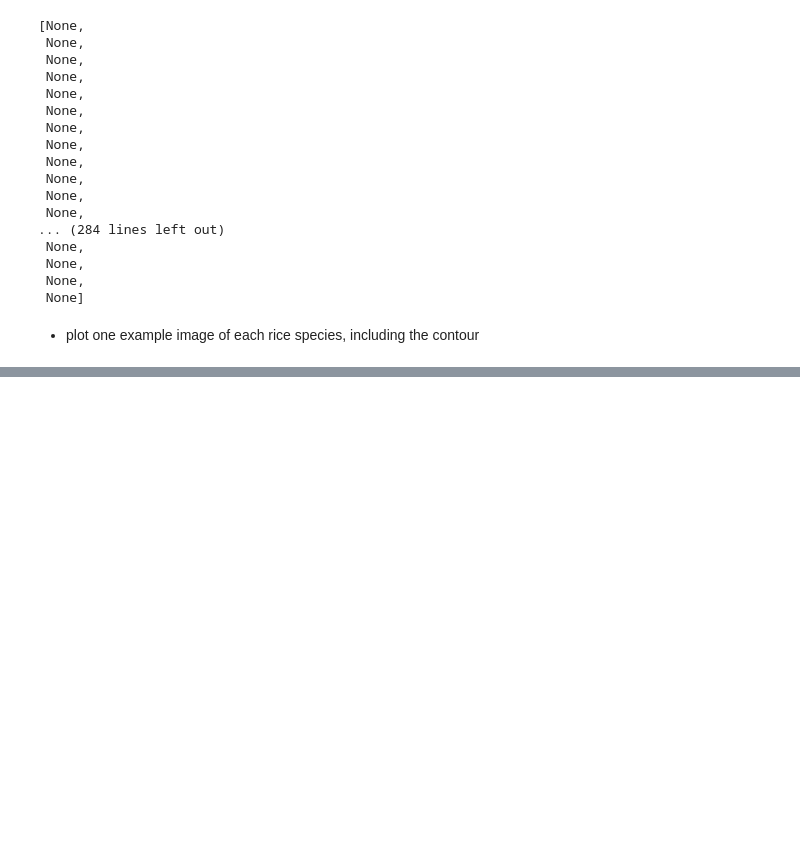
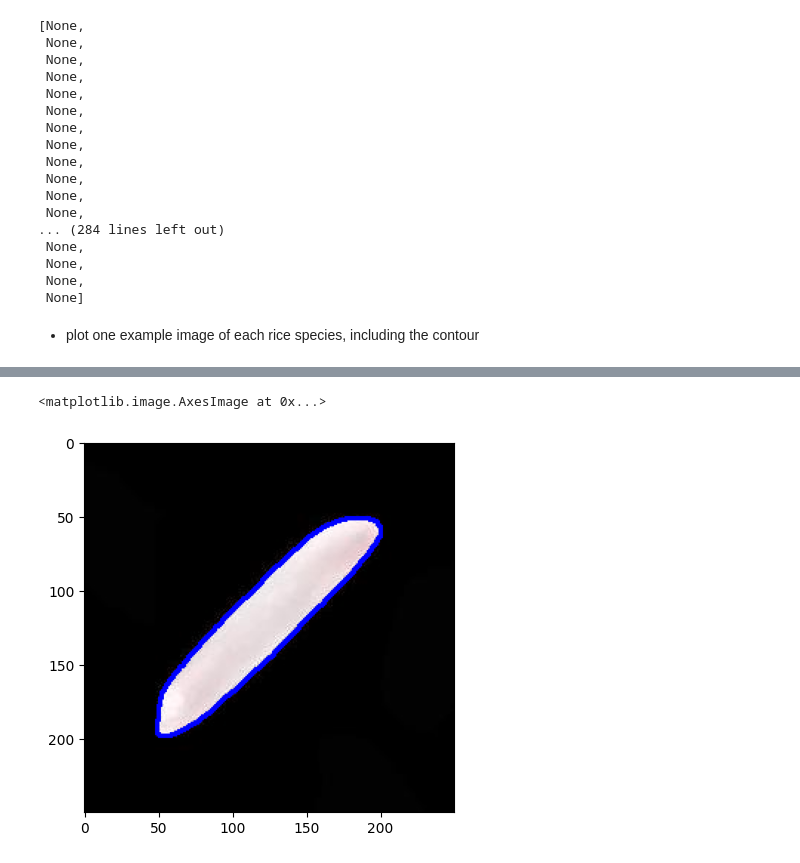
Before and after one commit to vajohka/MLaPR, a Jupyter notebook: Exercise_MLPR2023_Part1_uuid.ipynb, the cells around one changed output, grey strips where cells are left out. Saved outputs shown, nothing was run; the diff lists cells and outputs as text; code cells hidden in the pictures; blank space fills up the shorter version.

```diff
--- a/Exercise_MLPR2023_Part1_uuid.ipynb
+++ b/Exercise_MLPR2023_Part1_uuid.ipynb
@@ -462,3 +466,3 @@ df.sample(10)
 # %%
-df = df.drop(columns=["Contours", "Canny output", "Hierarcy", "Ellipse"] ,axis=1)
+df2 = df.drop(columns=["Contours", "Canny output", "Hierarcy", "Ellipse"] ,axis=1)
 # %%
@@ -465,0 +490,7 @@ df.to_parquet("./training_data/rice_feature_data.parquet")
+# %%
+drawing = cv.imread("./Rice_Image_Dataset/data/Basmati/basmati (3985).jpg")
+cv.drawContours(drawing, df.iloc[105,1], 0, (0,0,256), 2, cv.LINE_8, df.iloc[105,3], 0)
+plt.imshow(drawing)
+# %% [output]
+<matplotlib.image.AxesImage at 0x...>
+[figure, added]
```
Also changed, not shown: parts of 8 cells of this notebook, 2 other files.
